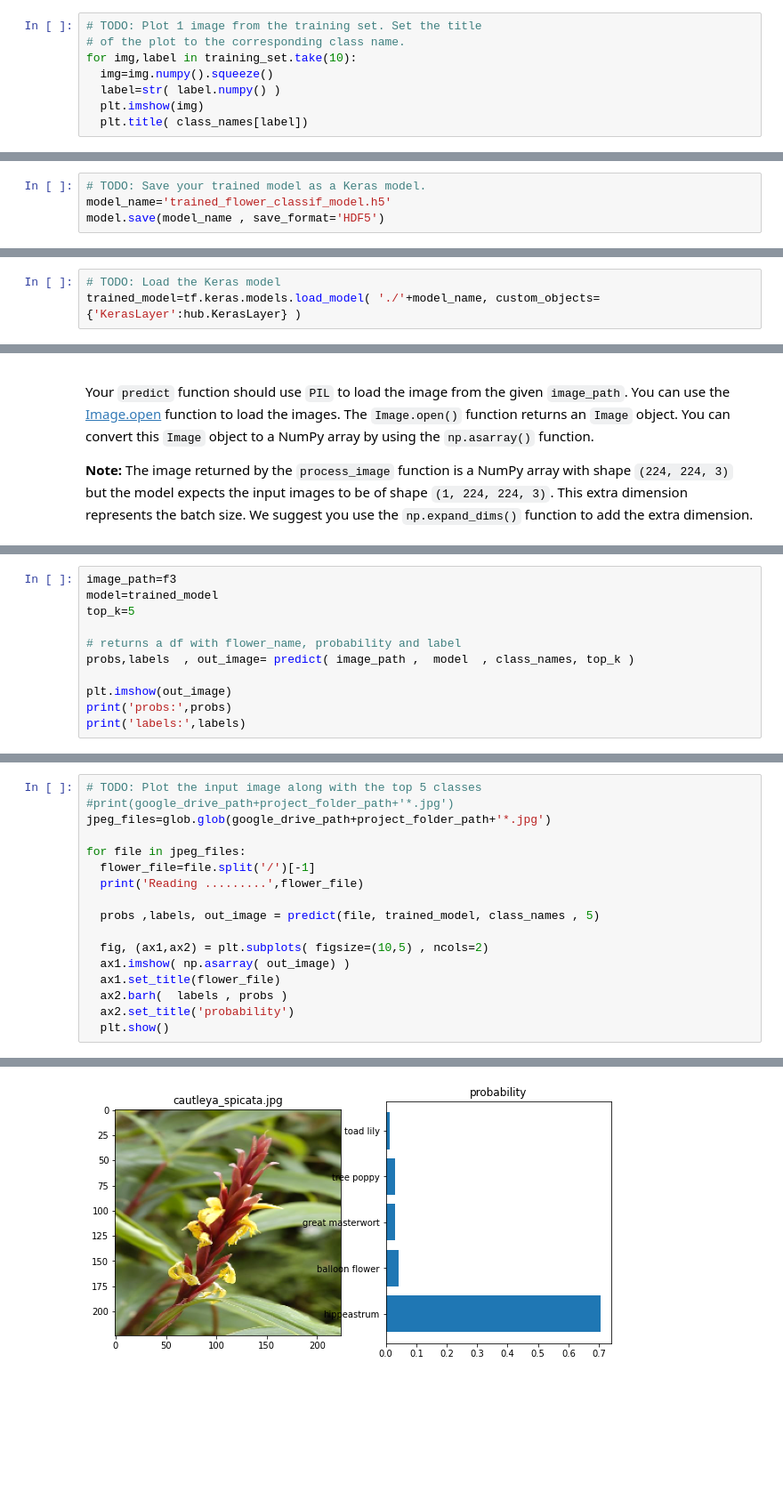
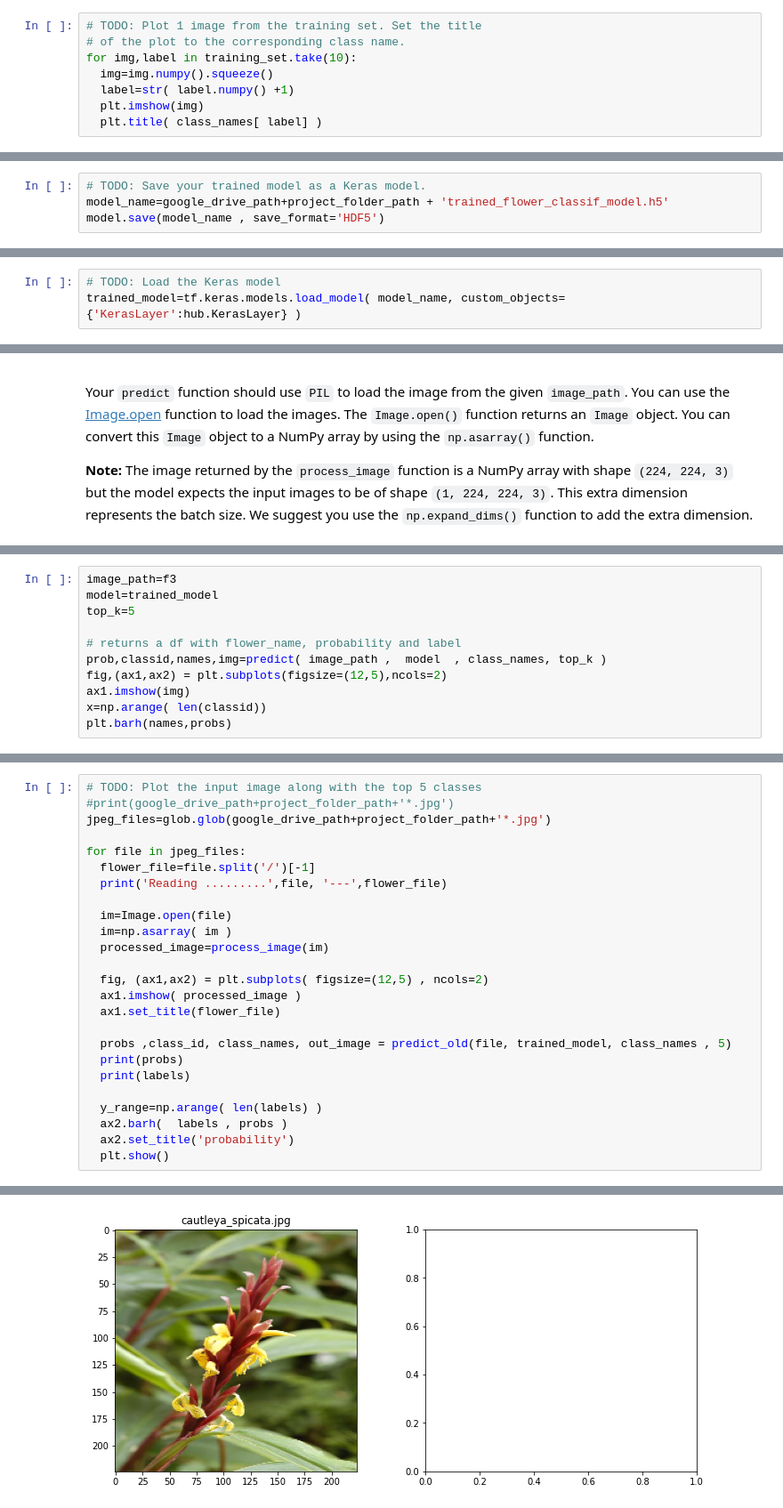
Before and after one commit to CorrAUDJPY/Udacity-Project-2-Image-Classifer-with-Neural-Net, a Jupyter notebook: Project2_Image_Classifier.ipynb, the cells around one changed output, grey strips where cells are left out. Shown at 89% size. Saved outputs shown, nothing was run; the diff lists cells and outputs as text; blank space fills up the shorter version.

```diff
--- a/Project2_Image_Classifier.ipynb
+++ b/Project2_Image_Classifier.ipynb
@@ -197,7 +198,7 @@ print(class_names)
 # of the plot to the corresponding class name.
 for img,label in training_set.take(10):
   img=img.numpy().squeeze()
-  label=str( label.numpy() )
+  label=str( label.numpy() +1)
   plt.imshow(img)
-  plt.title( class_names[label])
+  plt.title( class_names[ label] )
 # %% [output]
@@ -386,14 +383,14 @@ The description of how to do this was found here:
 https://www.tensorflow.org/guide/keras/save_and_serialize
 # %%
 # TODO: Save your trained model as a Keras model.
-model_name='trained_flower_classif_model.h5'
+model_name=google_drive_path+project_folder_path + 'trained_flower_classif_model.h5'
 model.save(model_name , save_format='HDF5')
 # %% [markdown]
 ## Load the Keras Model
 Load the Keras model you saved above.
 # %%
 # TODO: Load the Keras model
-trained_model=tf.keras.models.load_model( './'+model_name, custom_objects={'KerasLayer':hub.KerasLayer} )
+trained_model=tf.keras.models.load_model( model_name, custom_objects={'KerasLayer':hub.KerasLayer} )
 # %% [markdown]
 # Inference for Classification
 
@@ -515,10 +519,10 @@ model=trained_model
 top_k=5
 
 # returns a df with flower_name, probability and label
-probs,labels  , out_image= predict( image_path ,  model  , class_names, top_k )
-
-plt.imshow(out_image)
-print('probs:',probs)
-print('labels:',labels)
+prob,classid,names,img=predict( image_path ,  model  , class_names, top_k )
+fig,(ax1,ax2) = plt.subplots(figsize=(12,5),ncols=2)
+ax1.imshow(img)
+x=np.arange( len(classid))
+plt.barh(names,probs)
 # %% [output]
 WARNING:matplotlib.image:Clipping input data to the valid range for imshow with RGB data ([0..1] for floats or [0..255] for integers).
@@ -547,13 +565,21 @@ jpeg_files=glob.glob(google_drive_path+project_folder_path+'*.jpg')
 
 for file in jpeg_files:
   flower_file=file.split('/')[-1]
-  print('Reading .........',flower_file)
+  print('Reading .........',file, '---',flower_file)
 
-  probs ,labels, out_image = predict(file, trained_model, class_names , 5)
+  im=Image.open(file)
+  im=np.asarray( im )
+  processed_image=process_image(im)
 
-  fig, (ax1,ax2) = plt.subplots( figsize=(10,5) , ncols=2)
-  ax1.imshow( np.asarray( out_image) )
+  fig, (ax1,ax2) = plt.subplots( figsize=(12,5) , ncols=2)
+  ax1.imshow( processed_image )
   ax1.set_title(flower_file)
+
+  probs ,class_id, class_names, out_image = predict_old(file, trained_model, class_names , 5)
+  print(probs)
+  print(labels)
+
+  y_range=np.arange( len(labels) )
   ax2.barh(  labels , probs )
   ax2.set_title('probability')
   plt.show()
@@ -563 +606 @@ Reading ......... cautleya_spicata.jpg
-[figure, old version]
+[figure, new version]
```
Also changed, not shown: parts of 17 cells of this notebook.
